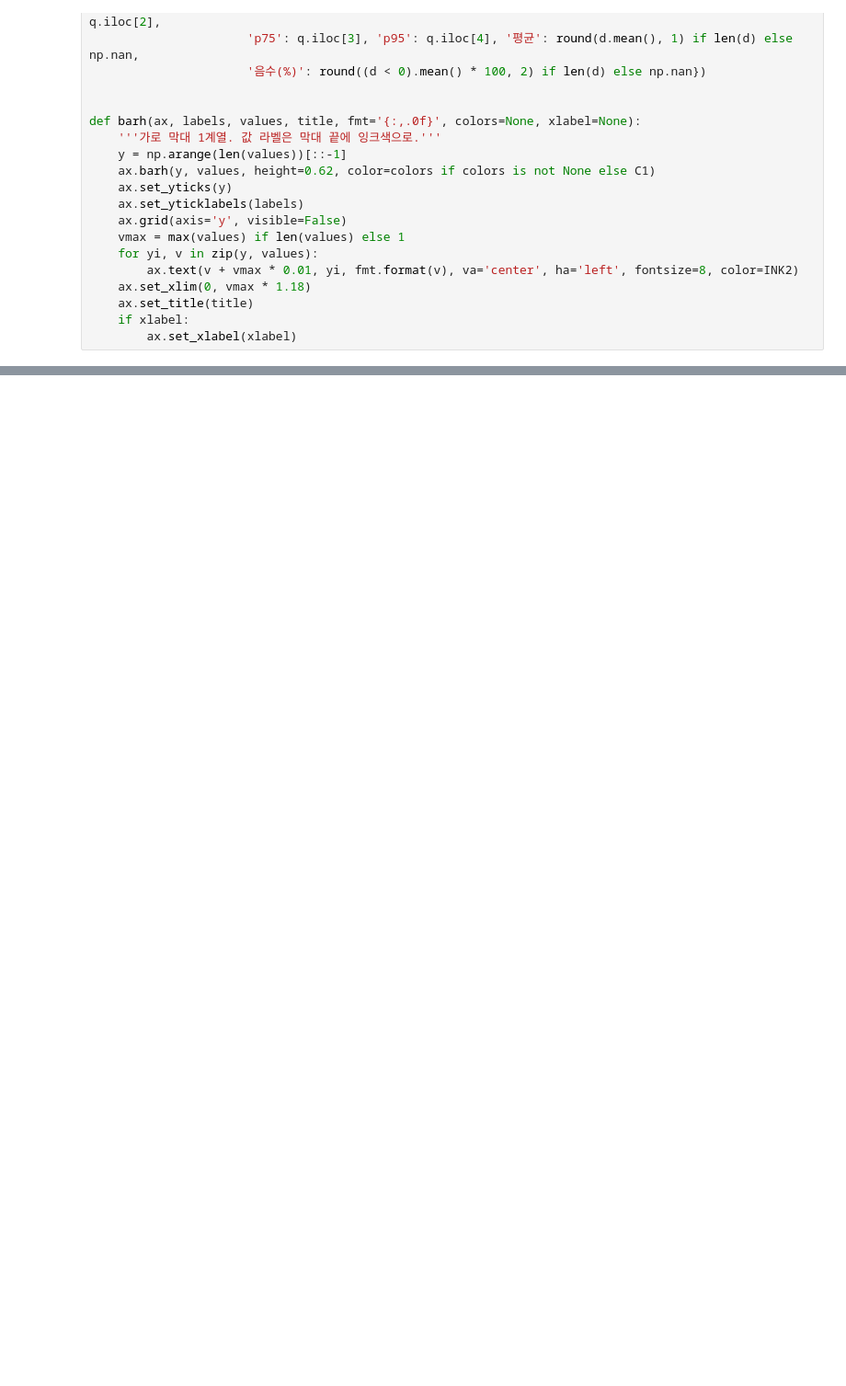
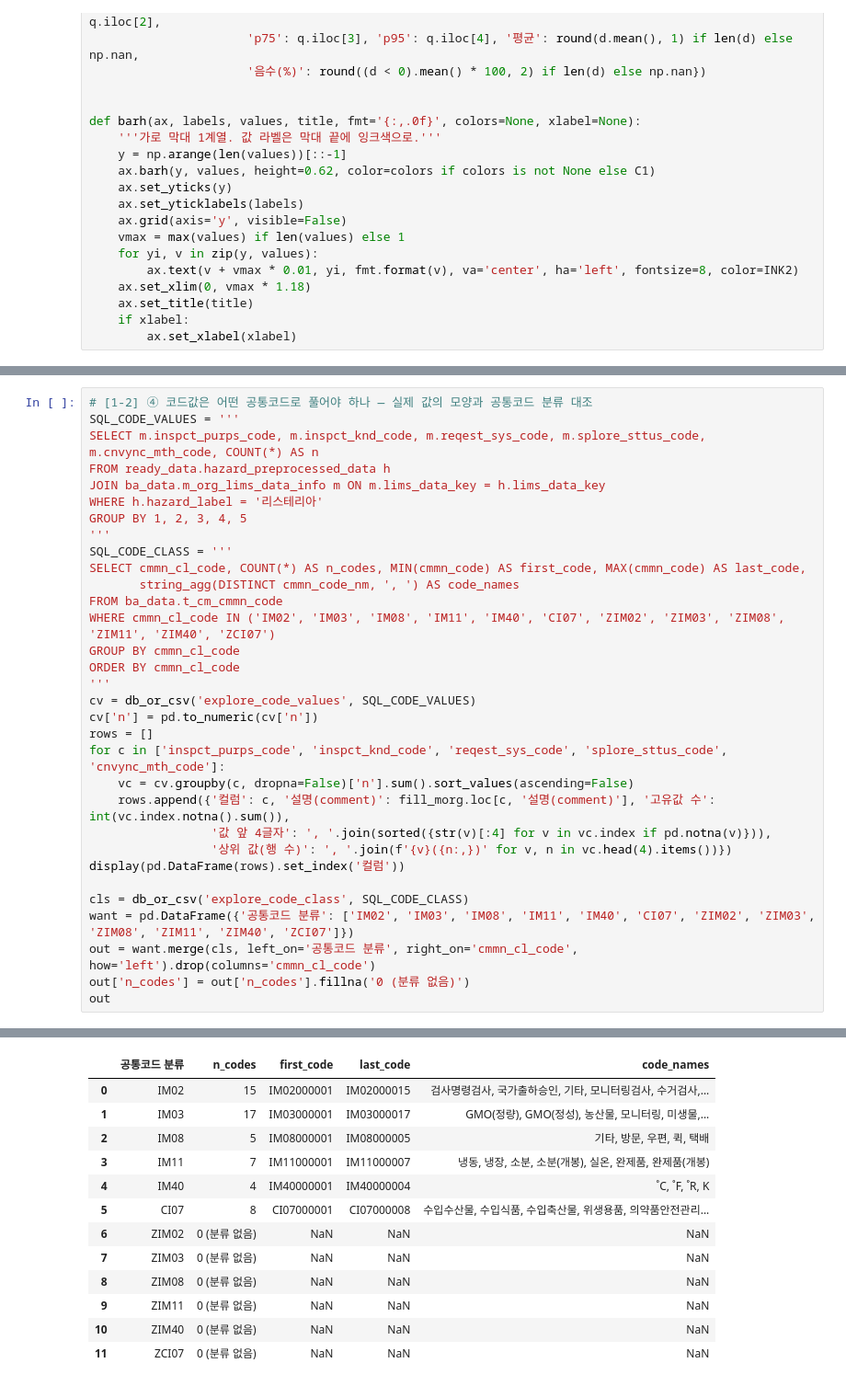
Before and after one commit to cjsdudwls1/listeria2026, a Jupyter notebook: 리스테리아ML/notebook/2.ipynb, the cells around one changed output, grey strips where cells are left out. Shown at 92% size. Drawn from its saved outputs; the diff is of its cells as text; blank space fills up the shorter version.

```diff
--- a/리스테리아ML/notebook/2.ipynb
+++ b/리스테리아ML/notebook/2.ipynb
@@ -355,0 +535,33 @@ col_dict
+# %%
+# [1-2] ④ 코드값은 어떤 공통코드로 풀어야 하나 — 실제 값의 모양과 공통코드 분류 대조
+SQL_CODE_VALUES = '''
+SELECT m.inspct_purps_code, m.inspct_knd_code, m.reqest_sys_code, m.splore_sttus_code, m.cnvync_mth_code, COUNT(*) AS n
+FROM ready_data.hazard_preprocessed_data h
+JOIN ba_data.m_org_lims_data_info m ON m.lims_data_key = h.lims_data_key
+WHERE h.hazard_label = '리스테리아'
+GROUP BY 1, 2, 3, 4, 5
+'''
+SQL_CODE_CLASS = '''
+SELECT cmmn_cl_code, COUNT(*) AS n_codes, MIN(cmmn_code) AS first_code, MAX(cmmn_code) AS last_code,
+       string_agg(DISTINCT cmmn_code_nm, ', ') AS code_names
+FROM ba_data.t_cm_cmmn_code
+WHERE cmmn_cl_code IN ('IM02', 'IM03', 'IM08', 'IM11', 'IM40', 'CI07', 'ZIM02', 'ZIM03', 'ZIM08', 'ZIM11', 'ZIM40', 'ZCI07')
+GROUP BY cmmn_cl_code
+ORDER BY cmmn_cl_code
+'''
+cv = db_or_csv('explore_code_values', SQL_CODE_VALUES)
+cv['n'] = pd.to_numeric(cv['n'])
+rows = []
+for c in ['inspct_purps_code', 'inspct_knd_code', 'reqest_sys_code', 'splore_sttus_code', 'cnvync_mth_code']:
+    vc = cv.groupby(c, dropna=False)['n'].sum().sort_values(ascending=False)
+    rows.append({'컬럼': c, '설명(comment)': fill_morg.loc[c, '설명(comment)'], '고유값 수': int(vc.index.notna().sum()),
+                 '값 앞 4글자': ', '.join(sorted({str(v)[:4] for v in vc.index if pd.notna(v)})),
+                 '상위 값(행 수)': ', '.join(f'{v}({n:,})' for v, n in vc.head(4).items())})
+display(pd.DataFrame(rows).set_index('컬럼'))
+
+cls = db_or_csv('explore_code_class', SQL_CODE_CLASS)
+want = pd.DataFrame({'공통코드 분류': ['IM02', 'IM03', 'IM08', 'IM11', 'IM40', 'CI07', 'ZIM02', 'ZIM03', 'ZIM08', 'ZIM11', 'ZIM40', 'ZCI07']})
+out = want.merge(cls, left_on='공통코드 분류', right_on='cmmn_cl_code', how='left').drop(columns='cmmn_cl_code')
+out['n_codes'] = out['n_codes'].fillna('0 (분류 없음)')
+out
+# %% [output]
@@ -356 +575,14 @@ col_dict
+|  | 공통코드 분류 | n_codes | first_code | last_code | code_names |
+| 0 | IM02 | 15 | IM02000001 | IM02000015 | 검사명령검사, 국가출하승인, 기타, 모니터링검사, 수거검사,... |
+| 1 | IM03 | 17 | IM03000001 | IM03000017 | GMO(정량), GMO(정성), 농산물, 모니터링, 미생물,... |
+| 2 | IM08 | 5 | IM08000001 | IM08000005 | 기타, 방문, 우편, 퀵, 택배 |
+| 3 | IM11 | 7 | IM11000001 | IM11000007 | 냉동, 냉장, 소분, 소분(개봉), 실온, 완제품, 완제품(개봉) |
+| 4 | IM40 | 4 | IM40000001 | IM40000004 | ˚C, ˚F, ˚R, K |
+| 5 | CI07 | 8 | CI07000001 | CI07000008 | 수입수산물, 수입식품, 수입축산물, 위생용품, 의약품안전관리... |
+| 6 | ZIM02 | 0 (분류 없음) | NaN | NaN | NaN |
+| 7 | ZIM03 | 0 (분류 없음) | NaN | NaN | NaN |
+| 8 | ZIM08 | 0 (분류 없음) | NaN | NaN | NaN |
+| 9 | ZIM11 | 0 (분류 없음) | NaN | NaN | NaN |
+| 10 | ZIM40 | 0 (분류 없음) | NaN | NaN | NaN |
+| 11 | ZCI07 | 0 (분류 없음) | NaN | NaN | NaN |
 # %%
```
Also changed, not shown: parts of 179 cells of this notebook, 8 other files.
